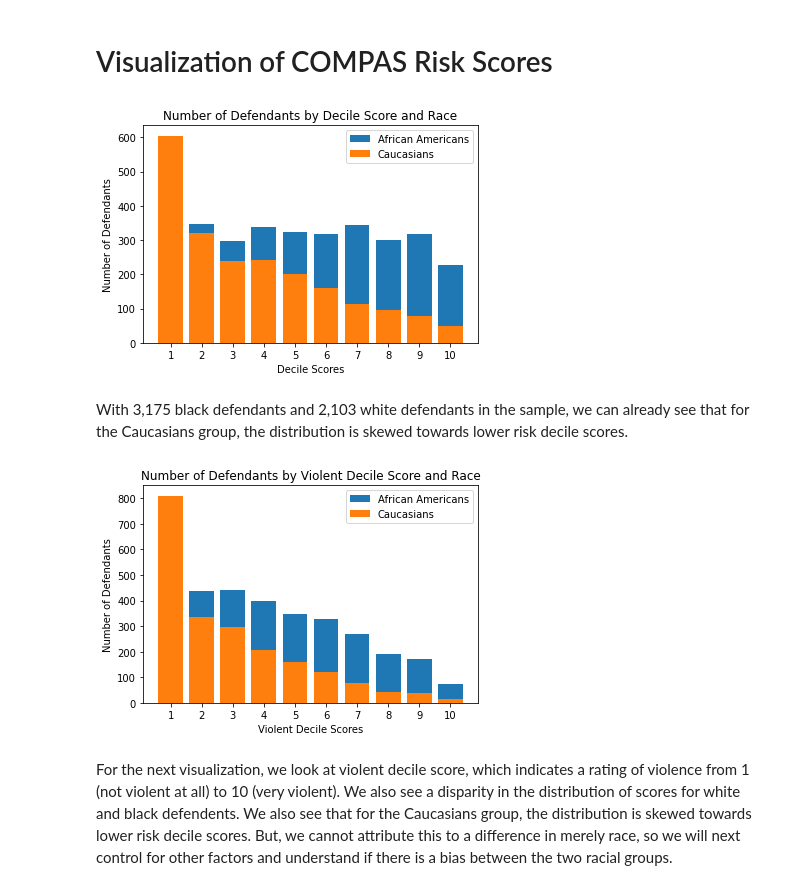
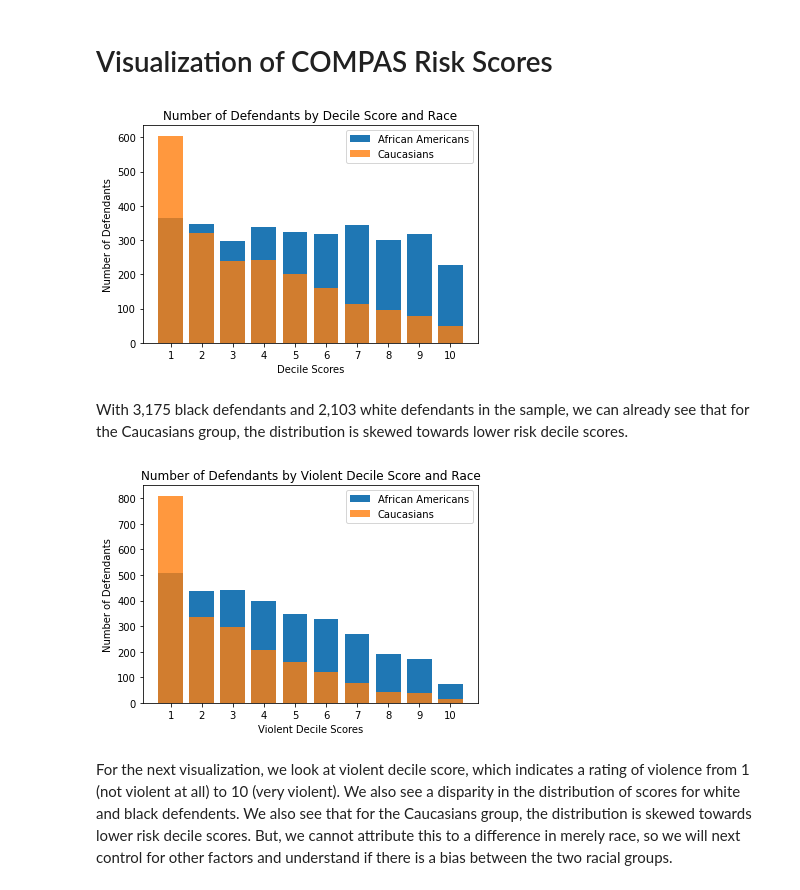
Before and after one commit to aimandrell/fairness-in-decision-making, a Jupyter notebook: COMPAS Risk Assessment.ipynb, the cells around one changed output. Saved outputs shown, nothing was run; the diff lists cells and outputs as text; code cells hidden in the pictures.

```diff
--- a/COMPAS Risk Assessment.ipynb
+++ b/COMPAS Risk Assessment.ipynb
@@ -158,20 +158,20 @@ compas_stats
 # %%
 total = ((compas_stats['total_count'])).tolist()
 percentages_african_american = total[:int(len(total)/2)]
 percentages_caucasian = total[int(len(total)/2):]
 
 decileScores = np.arange(10)
 percentAfricanAmericans = plt.bar(decileScores, percentages_african_american)
-percentCaucasians = plt.bar(decileScores, percentages_caucasian)
+percentCaucasians = plt.bar(decileScores, percentages_caucasian, alpha=0.8)
 
 plt.ylabel('Number of Defendants')
 plt.xlabel('Decile Scores')
 plt.title('Number of Defendants by Decile Score and Race')
 plt.xticks(decileScores, ('1', '2', '3', '4', '5', '6', '7', '8', '9', '10'))
 plt.legend((percentAfricanAmericans[0], percentCaucasians[0]), ('African Americans', 'Caucasians'))
 plt.show()
 # %% [output]
-[figure, old version]
+[figure, new version]
 # %% [markdown]
 With 3,175 black defendants and 2,103 white defendants in the sample, we can already see that for the Caucasians group, the distribution is skewed towards lower risk decile scores.
 # %%
@@ -181,7 +181,7 @@ percentages_caucasian = total_v[int(len(total)/2):]
 
 decileScores = np.arange(10)
 percentAfricanAmericans = plt.bar(decileScores, percentages_african_american)
-percentCaucasians = plt.bar(decileScores, percentages_caucasian)
+percentCaucasians = plt.bar(decileScores, percentages_caucasian, alpha=.8)
 
 plt.ylabel('Number of Defendants')
 plt.xlabel('Violent Decile Scores')
@@ -190,7 +190,7 @@ plt.xticks(decileScores, ('1', '2', '3', '4', '5', '6', '7', '8', '9', '10'))
 plt.legend((percentAfricanAmericans[0], percentCaucasians[0]), ('African Americans', 'Caucasians'))
 plt.show()
 # %% [output]
-[figure, old version]
+[figure, new version]
 # %% [markdown]
 For the next visualization, we look at violent decile score, which indicates a rating of violence from 1 (not violent at all) to 10 (very violent). We also see a disparity in the distribution of scores for white and black defendents. We also see that for the Caucasians group, the distribution is skewed towards lower risk decile scores. But, we cannot attribute this to a difference in merely race, so we will next control for other factors and understand if there is a bias between the two racial groups.
 # %% [markdown]
```
Also changed, not shown: parts of 5 cells of this notebook.
